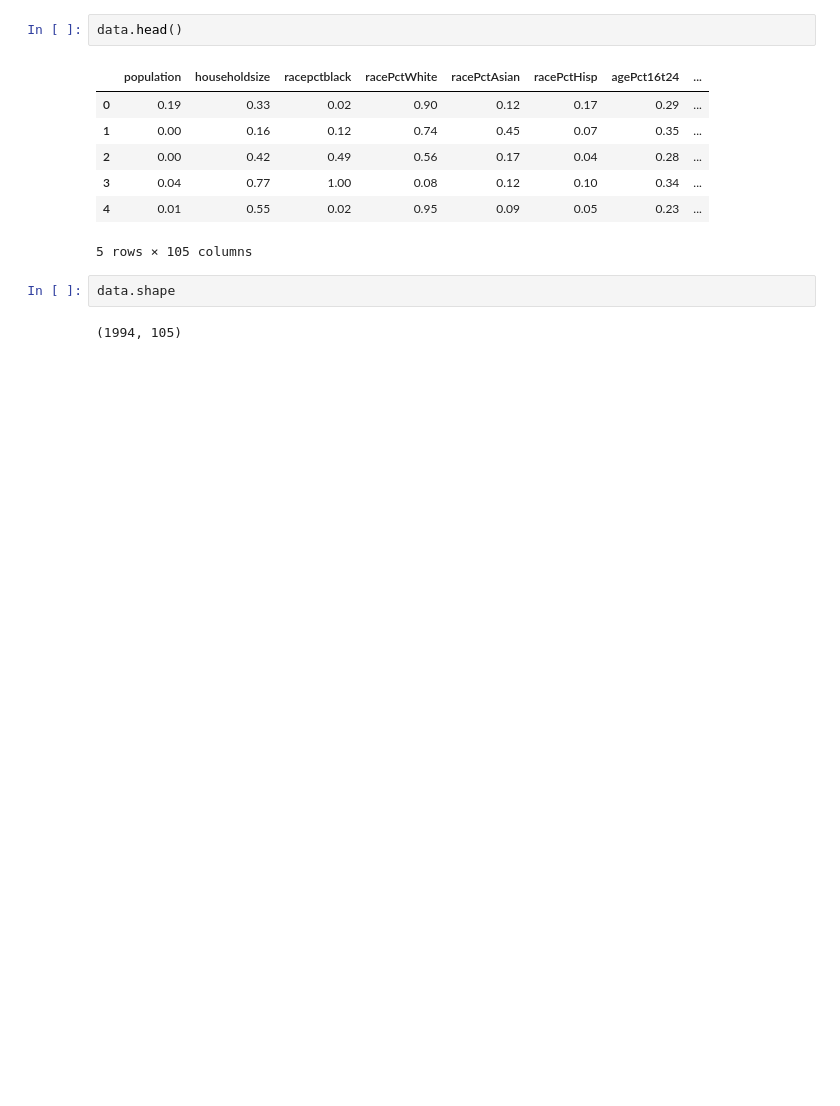
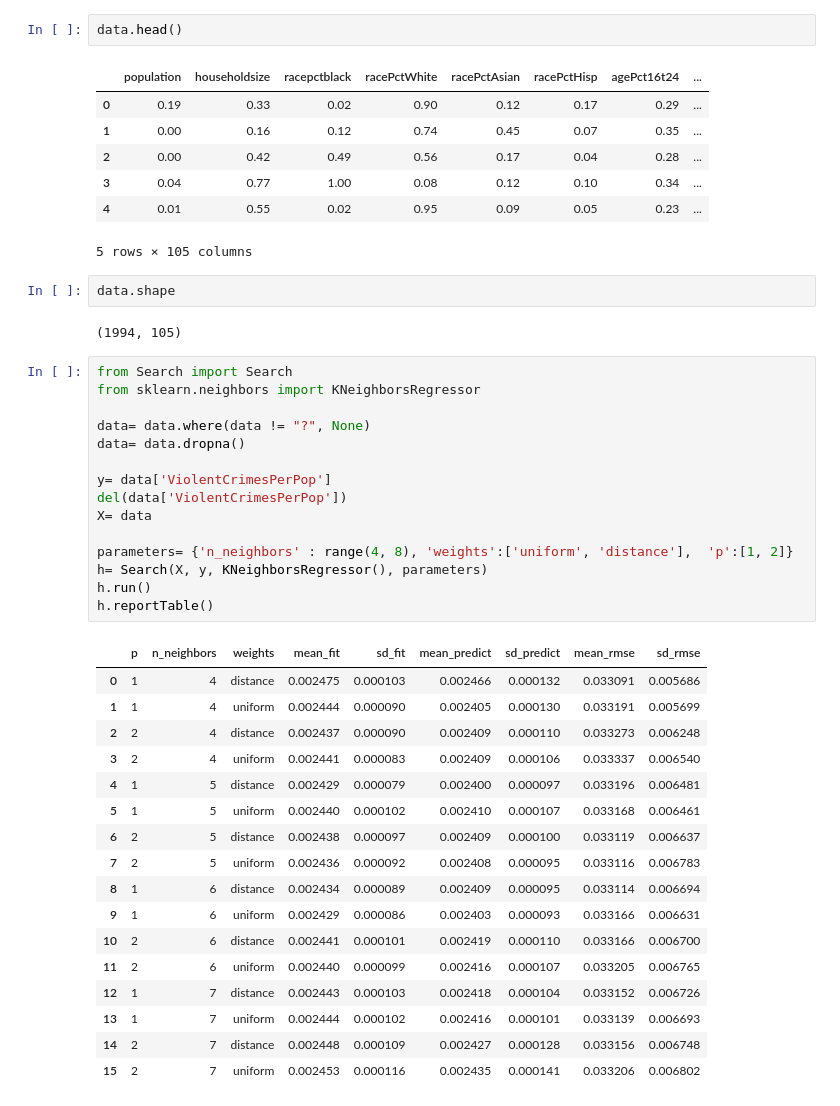
Before and after one commit to CatLassie/MLex1, a Jupyter notebook: Proj2/communities_notebook.ipynb, the cells around one changed output. Drawn from its saved outputs; the diff is of its cells as text; blank space fills up the shorter version.

Commit message:
Search with results table

```diff
--- a/Proj2/communities_notebook.ipynb
+++ b/Proj2/communities_notebook.ipynb
@@ -32,3 +32,36 @@ data.head()
 data.shape
 # %% [output]
 (1994, 105)
+# %%
+from Search import Search
+from sklearn.neighbors import KNeighborsRegressor
+
+data= data.where(data != "?", None)
+data= data.dropna()
+
+y= data['ViolentCrimesPerPop']
+del(data['ViolentCrimesPerPop'])
+X= data
+
+parameters= {'n_neighbors' : range(4, 8), 'weights':['uniform', 'distance'],  'p':[1, 2]}
+h= Search(X, y, KNeighborsRegressor(), parameters)
+h.run()
+h.reportTable()
+# %% [output]
+|  | p | n_neighbors | weights | mean_fit | sd_fit | mean_predict | sd_predict | mean_rmse | sd_rmse |
+| 0 | 1 | 4 | distance | 0.002475 | 0.000103 | 0.002466 | 0.000132 | 0.033091 | 0.005686 |
+| 1 | 1 | 4 | uniform | 0.002444 | 0.000090 | 0.002405 | 0.000130 | 0.033191 | 0.005699 |
+| 2 | 2 | 4 | distance | 0.002437 | 0.000090 | 0.002409 | 0.000110 | 0.033273 | 0.006248 |
+| 3 | 2 | 4 | uniform | 0.002441 | 0.000083 | 0.002409 | 0.000106 | 0.033337 | 0.006540 |
+| 4 | 1 | 5 | distance | 0.002429 | 0.000079 | 0.002400 | 0.000097 | 0.033196 | 0.006481 |
+| 5 | 1 | 5 | uniform | 0.002440 | 0.000102 | 0.002410 | 0.000107 | 0.033168 | 0.006461 |
+| 6 | 2 | 5 | distance | 0.002438 | 0.000097 | 0.002409 | 0.000100 | 0.033119 | 0.006637 |
+| 7 | 2 | 5 | uniform | 0.002436 | 0.000092 | 0.002408 | 0.000095 | 0.033116 | 0.006783 |
+| 8 | 1 | 6 | distance | 0.002434 | 0.000089 | 0.002409 | 0.000095 | 0.033114 | 0.006694 |
+| 9 | 1 | 6 | uniform | 0.002429 | 0.000086 | 0.002403 | 0.000093 | 0.033166 | 0.006631 |
+| 10 | 2 | 6 | distance | 0.002441 | 0.000101 | 0.002419 | 0.000110 | 0.033166 | 0.006700 |
+| 11 | 2 | 6 | uniform | 0.002440 | 0.000099 | 0.002416 | 0.000107 | 0.033205 | 0.006765 |
+| 12 | 1 | 7 | distance | 0.002443 | 0.000103 | 0.002418 | 0.000104 | 0.033152 | 0.006726 |
+| 13 | 1 | 7 | uniform | 0.002444 | 0.000102 | 0.002416 | 0.000101 | 0.033139 | 0.006693 |
+| 14 | 2 | 7 | distance | 0.002448 | 0.000109 | 0.002427 | 0.000128 | 0.033156 | 0.006748 |
+| 15 | 2 | 7 | uniform | 0.002453 | 0.000116 | 0.002435 | 0.000141 | 0.033206 | 0.006802 |
```
Also changed, not shown: parts of 1 cell of this notebook, 1 other file.
